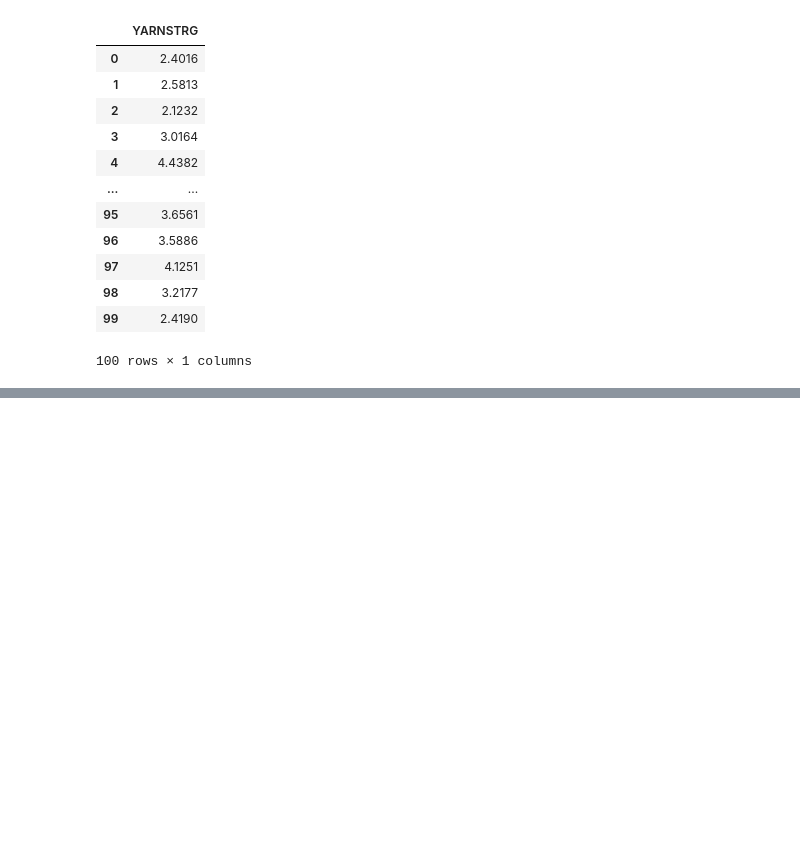
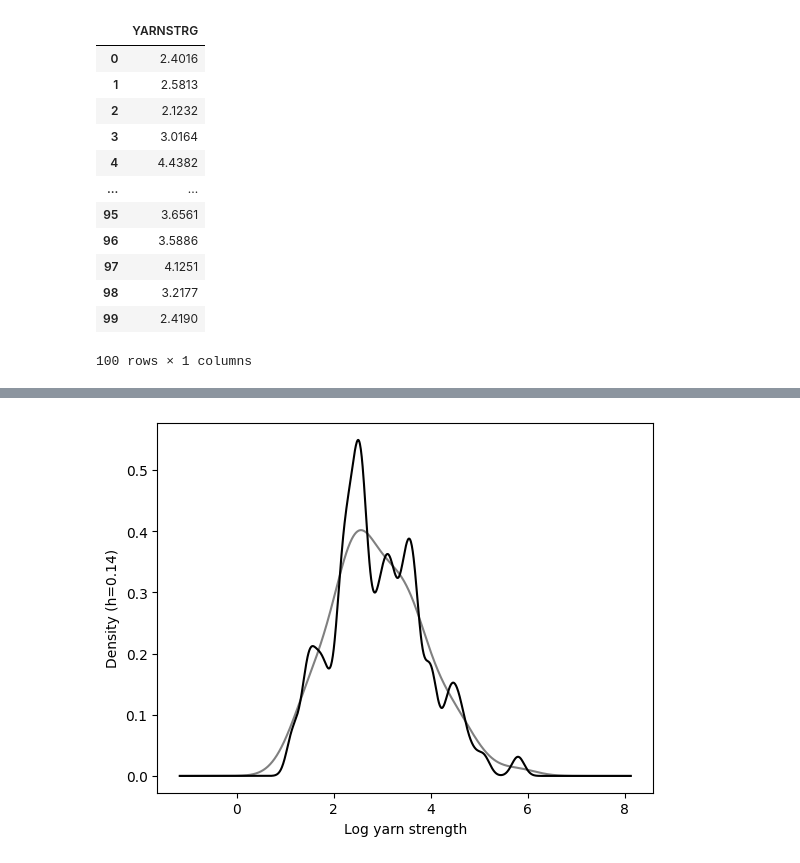
Before and after one commit to emabcede30/mistat-my-NBs, a Jupyter notebook: myChap001.ipynb, the cells around one changed output, grey strips where cells are left out. Saved outputs shown, nothing was run; the diff lists cells and outputs as text; code cells hidden in the pictures; blank space fills up the shorter version.

```diff
--- a/myChap001.ipynb
+++ b/myChap001.ipynb
@@ -439,0 +546,10 @@ ecdf
+# %%
+from KDEpy.bw_selection import improved_sheather_jones
+h = improved_sheather_jones(X.values.reshape(-1, 1))
+ax = X.plot.density(color='grey')
+X.plot.density(bw_method=h, color='black', ax=ax)
+ax.set_xlabel('Log yarn strength')
+ax.set_ylabel(f'Density (h={h:.2f})')
+plt.show()
+# %% [output]
+[figure, added]
```
Also changed, not shown: parts of 18 cells of this notebook.
